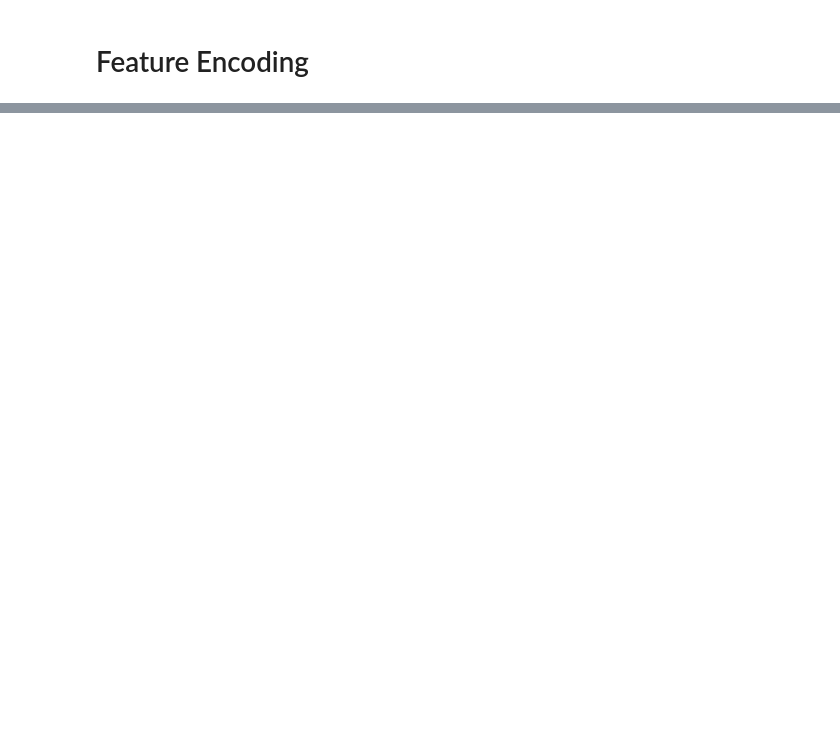
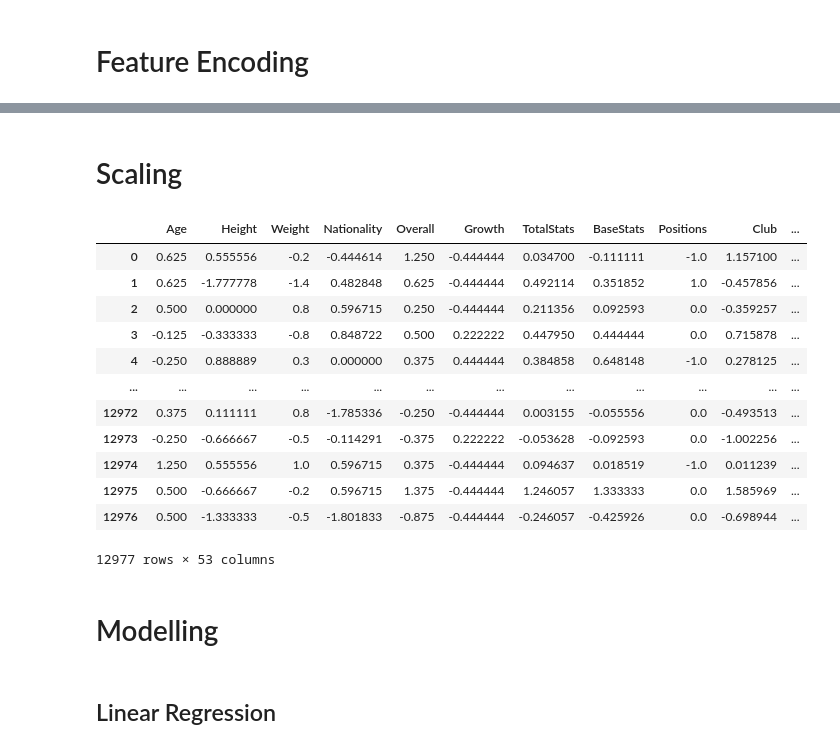
Before and after one commit to burakltnds/fifa23_futbolcu_piyasa_deger_tahmini, a Jupyter notebook: futbolcu_piyasa_deger_tahmini.ipynb, the cells around one changed output, grey strips where cells are left out. Drawn from its saved outputs; the diff is of its cells as text; code cells hidden in the pictures; blank space fills up the shorter version.

```diff
--- a/futbolcu_piyasa_deger_tahmini.ipynb
+++ b/futbolcu_piyasa_deger_tahmini.ipynb
@@ -211,0 +251,6 @@ log transformation
+# %%
+foot_map = {"Right":0 ,"Left":1}
+X_train["PreferredFoot"] = X_train["PreferredFoot"].map(foot_map)
+X_test["PreferredFoot"] = X_test["PreferredFoot"].map(foot_map)
+print(X_train["PreferredFoot"])
+print(X_test["PreferredFoot"])
@@ -211,0 +317,5 @@ log transformation
+# %%
+X_train['Positions'] = X_train['Positions'].apply(lambda x: len(x.split(',')))
+X_test['Positions'] = X_test['Positions'].apply(lambda x: len(x.split(',')))
+
+X_train["Positions"]
@@ -211,0 +337,13 @@ log transformation
+# %%
+ohe = OneHotEncoder(handle_unknown="ignore" , sparse_output = False , drop="first")
+ohe_cols = ["BestPosition" , "ClubPosition"]
+
+ohe_final_train = ohe.fit_transform(X_train[ohe_cols])
+ohe_final_test  = ohe.transform(X_test[ohe_cols])
+
+ohe_df_train = pd.DataFrame(ohe_final_train , columns = ohe.get_feature_names_out(ohe_cols) ,index = X_train.index )
+
+ohe_df_test  = pd.DataFrame(ohe_final_test , columns = ohe.get_feature_names_out(ohe_cols) , index = X_test.index)
+
+X_train = pd.concat([X_train.drop(ohe_cols , axis=1) , ohe_df_train] , axis = 1)
+X_test  = pd.concat([X_test.drop(ohe_cols , axis=1) , ohe_df_test] , axis = 1)
@@ -211,0 +373,6 @@ log transformation
+# %%
+target_cols = ["Nationality" , "Club"]
+te = TargetEncoder(cols = target_cols , smoothing = 10)
+
+X_train = te.fit_transform(X_train , y_train)
+X_test  = te.transform(X_test)
@@ -211,0 +395,30 @@ log transformation
+# %% [markdown]
+# Scaling
+# %%
+rs = RobustScaler()
+
+X_train_scaled = rs.fit_transform(X_train)
+X_test_scaled = rs.transform(X_test)
+
+X_train = pd.DataFrame(X_train_scaled, columns=X_train.columns)
+X_test = pd.DataFrame(X_test_scaled, columns=X_test.columns)
+
+X_train
+# %% [output]
+|  | Age | Height | Weight | Nationality | Overall | Growth | TotalStats | BaseStats | Positions | Club | ... |
+| 0 | 0.625 | 0.555556 | -0.2 | -0.444614 | 1.250 | -0.444444 | 0.034700 | -0.111111 | -1.0 | 1.157100 | ... |
+| 1 | 0.625 | -1.777778 | -1.4 | 0.482848 | 0.625 | -0.444444 | 0.492114 | 0.351852 | 1.0 | -0.457856 | ... |
+| 2 | 0.500 | 0.000000 | 0.8 | 0.596715 | 0.250 | -0.444444 | 0.211356 | 0.092593 | 0.0 | -0.359257 | ... |
+| 3 | -0.125 | -0.333333 | -0.8 | 0.848722 | 0.500 | 0.222222 | 0.447950 | 0.444444 | 0.0 | 0.715878 | ... |
+| 4 | -0.250 | 0.888889 | 0.3 | 0.000000 | 0.375 | 0.444444 | 0.384858 | 0.648148 | -1.0 | 0.278125 | ... |
+| ... | ... | ... | ... | ... | ... | ... | ... | ... | ... | ... | ... |
+| 12972 | 0.375 | 0.111111 | 0.8 | -1.785336 | -0.250 | -0.444444 | 0.003155 | -0.055556 | 0.0 | -0.493513 | ... |
+| 12973 | -0.250 | -0.666667 | -0.5 | -0.114291 | -0.375 | 0.222222 | -0.053628 | -0.092593 | 0.0 | -1.002256 | ... |
+| 12974 | 1.250 | 0.555556 | 1.0 | 0.596715 | 0.375 | -0.444444 | 0.094637 | 0.018519 | -1.0 | 0.011239 | ... |
+| 12975 | 0.500 | -0.666667 | -0.2 | 0.596715 | 1.375 | -0.444444 | 1.246057 | 1.333333 | 0.0 | 1.585969 | ... |
+| 12976 | 0.500 | -1.333333 | -0.5 | -1.801833 | -0.875 | -0.444444 | -0.246057 | -0.425926 | 0.0 | -0.698944 | ... |
+12977 rows × 53 columns
+# %% [markdown]
+# Modelling
+# %% [markdown]
+## Linear Regression
```
Also changed, not shown: parts of 16 cells of this notebook.
